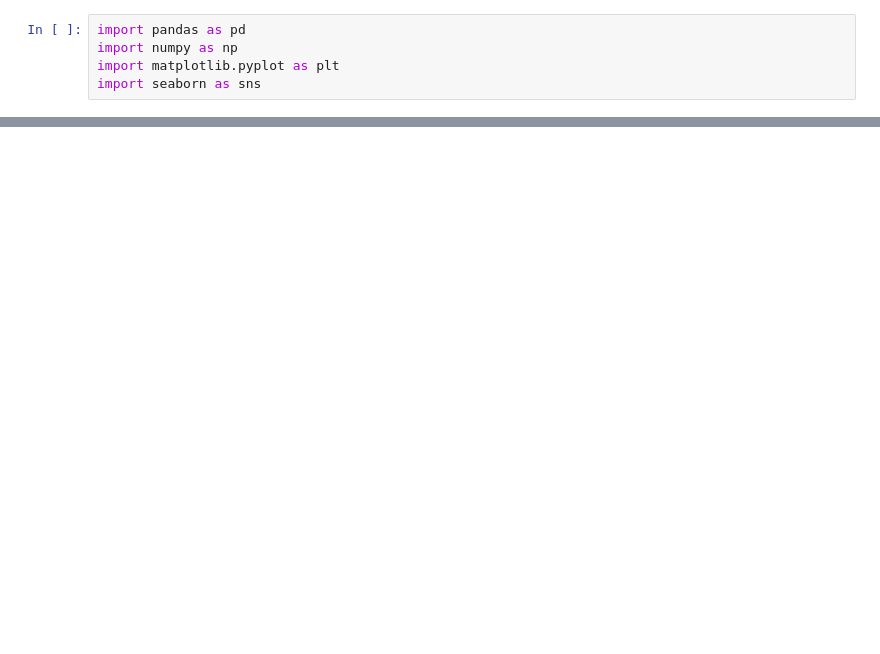
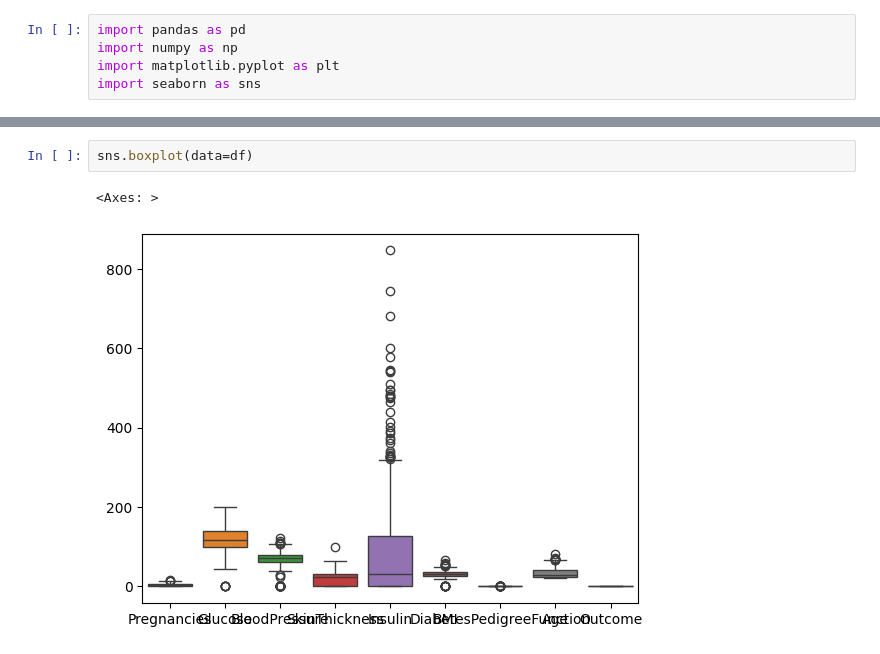
Before and after one commit to dipesh1234/diabetes-prediction-project, a Jupyter notebook: notebooks/01_eda.ipynb, the cells around one changed output, grey strips where cells are left out. Saved outputs shown, nothing was run; the diff lists cells and outputs as text; blank space fills up the shorter version.

```diff
--- a/notebooks/01_eda.ipynb
+++ b/notebooks/01_eda.ipynb
@@ -15,0 +75,5 @@ os.getcwd()
+# %%
+sns.boxplot(data=df)
+# %% [output]
+<Axes: >
+[figure, added]
```
Also changed, not shown: parts of 13 cells of this notebook.
